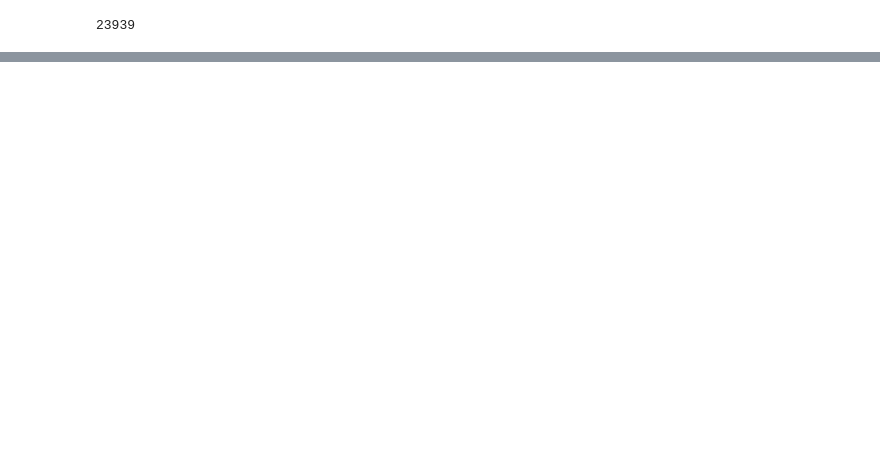
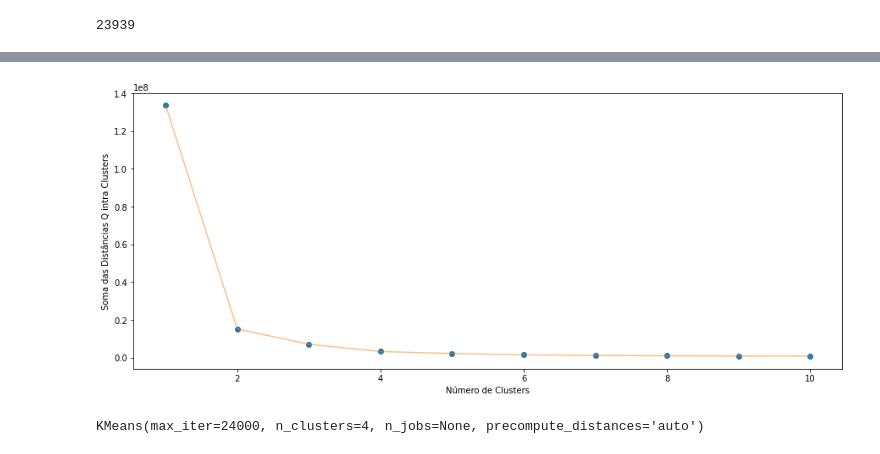
Before and after one commit to alefecrz/Data-Mining, a Jupyter notebook: src/server.ipynb, the cells around one changed output, grey strips where cells are left out. Drawn from its saved outputs; the diff is of its cells as text; code cells hidden in the pictures; blank space fills up the shorter version.

Commit message:
Kmeans

```diff
--- a/src/server.ipynb
+++ b/src/server.ipynb
@@ -1242,0 +1322,37 @@ ValueError: could not convert string to float: 'Adequada'
+# %%
+import numpy as np
+import pandas as pd
+import matplotlib.pyplot as plt
+import seaborn as sns
+import plotly as py
+import plotly.graph_objs as go
+from sklearn.cluster import KMeans
+import warnings
+import os
+
+X2 = data_2[['Bstring1_Battery_Soc', 'z']].iloc[: , :].values
+inertia = []
+for n in range(1 , 11):
+    algorithm = (KMeans(n_clusters = n))
+    algorithm.fit(X2)
+    inertia.append(algorithm.inertia_)
+# %%
+plt.figure(1 , figsize = (15 ,6))
+plt.plot(np.arange(1 , 11) , inertia , 'o')
+plt.plot(np.arange(1 , 11) , inertia , '-' , alpha = 0.5)
+plt.xlabel('Número de Clusters') , plt.ylabel('Soma das Distâncias Q intra Clusters')
+plt.show()
+# %% [output]
+[figure, added]
+# %%
+# Inicializando e Computando o KMeans com o valor de 4 clusters:
+algorithm = (KMeans(n_clusters = 4))
+algorithm.fit(X2)
+
+# Saída:
+
+KMeans(algorithm='auto', copy_x=True, init='k-means++', max_iter=24000,
+       n_clusters=4, n_init=10, n_jobs=None, precompute_distances='auto',
+       random_state=None, tol=0.0001, verbose=0)
+# %% [output]
+KMeans(max_iter=24000, n_clusters=4, n_jobs=None, precompute_distances='auto')
```
Also changed, not shown: parts of 22 cells of this notebook.
